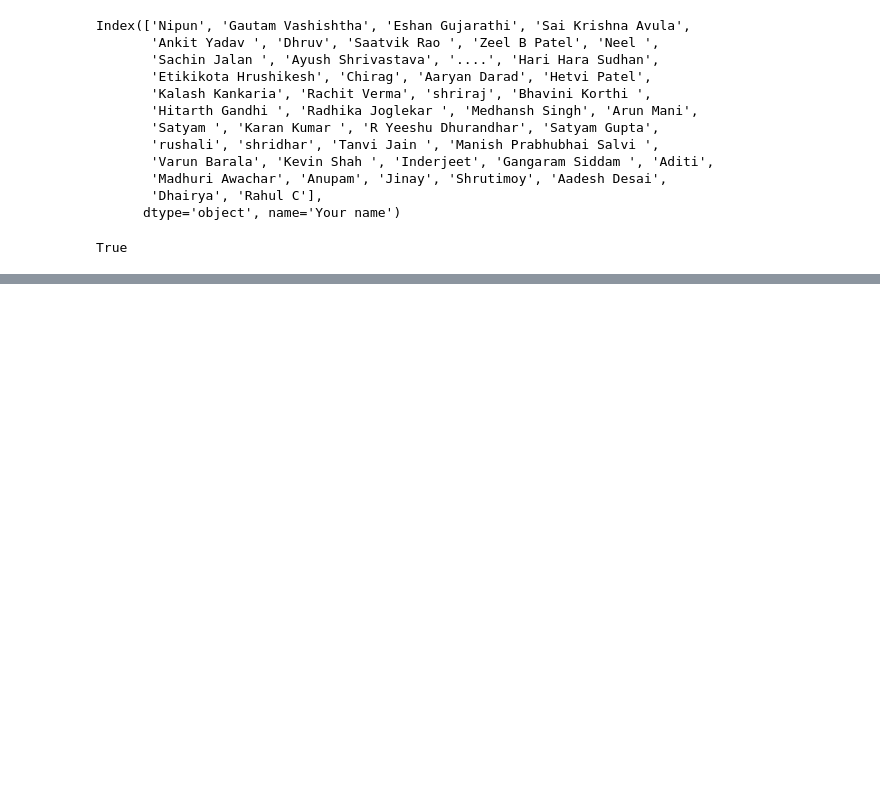
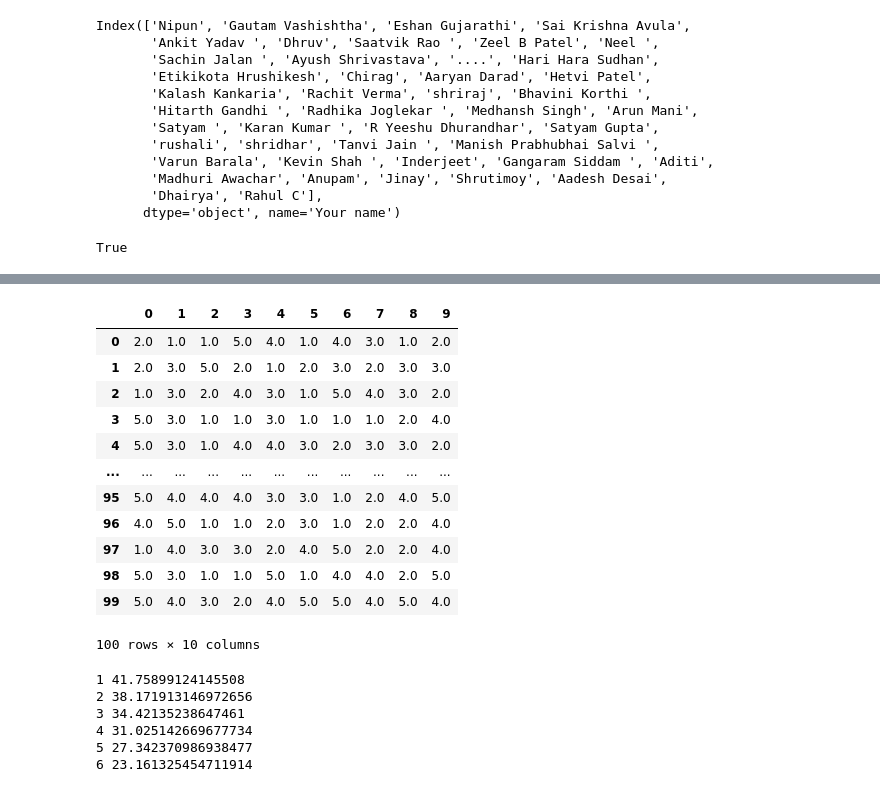
Before and after one commit to nipunbatra/ml2023, a Jupyter notebook: notebooks/posts/movie-recommendation-knn.ipynb, the cells around one changed output, grey strips where cells are left out. Cells and saved outputs as stored; diff of their text form; code cells hidden in the pictures; blank space fills up the shorter version.

```diff
--- a/notebooks/posts/movie-recommendation-knn.ipynb
+++ b/notebooks/posts/movie-recommendation-knn.ipynb
@@ -305,0 +444,16 @@ predict_rating(df_copy, user, 'Sholay')
+# %%
+pd.DataFrame(D)
+# %% [output]
+|  | 0 | 1 | 2 | 3 | 4 | 5 | 6 | 7 | 8 | 9 |
+| 0 | 2.0 | 1.0 | 1.0 | 5.0 | 4.0 | 1.0 | 4.0 | 3.0 | 1.0 | 2.0 |
+| 1 | 2.0 | 3.0 | 5.0 | 2.0 | 1.0 | 2.0 | 3.0 | 2.0 | 3.0 | 3.0 |
+| 2 | 1.0 | 3.0 | 2.0 | 4.0 | 3.0 | 1.0 | 5.0 | 4.0 | 3.0 | 2.0 |
+| 3 | 5.0 | 3.0 | 1.0 | 1.0 | 3.0 | 1.0 | 1.0 | 1.0 | 2.0 | 4.0 |
+| 4 | 5.0 | 3.0 | 1.0 | 4.0 | 4.0 | 3.0 | 2.0 | 3.0 | 3.0 | 2.0 |
+| ... | ... | ... | ... | ... | ... | ... | ... | ... | ... | ... |
+| 95 | 5.0 | 4.0 | 4.0 | 4.0 | 3.0 | 3.0 | 1.0 | 2.0 | 4.0 | 5.0 |
+| 96 | 4.0 | 5.0 | 1.0 | 1.0 | 2.0 | 3.0 | 1.0 | 2.0 | 2.0 | 4.0 |
+| 97 | 1.0 | 4.0 | 3.0 | 3.0 | 2.0 | 4.0 | 5.0 | 2.0 | 2.0 | 4.0 |
+| 98 | 5.0 | 3.0 | 1.0 | 1.0 | 5.0 | 1.0 | 4.0 | 4.0 | 2.0 | 5.0 |
+| 99 | 5.0 | 4.0 | 3.0 | 2.0 | 4.0 | 5.0 | 5.0 | 4.0 | 5.0 | 4.0 |
+100 rows × 10 columns
@@ -305,0 +485,11 @@ predict_rating(df_copy, user, 'Sholay')
+# %%
+for k in [1, 2, 3, 4, 5, 6]:
+    A, B, loss = factorize(D, k)
+    print(k, loss.item())
+# %% [output]
+1 41.75899124145508
+2 38.171913146972656
+3 34.42135238647461
+4 31.025142669677734
+5 27.342370986938477
+6 23.161325454711914
```
Also changed, not shown: parts of 35 cells of this notebook.
